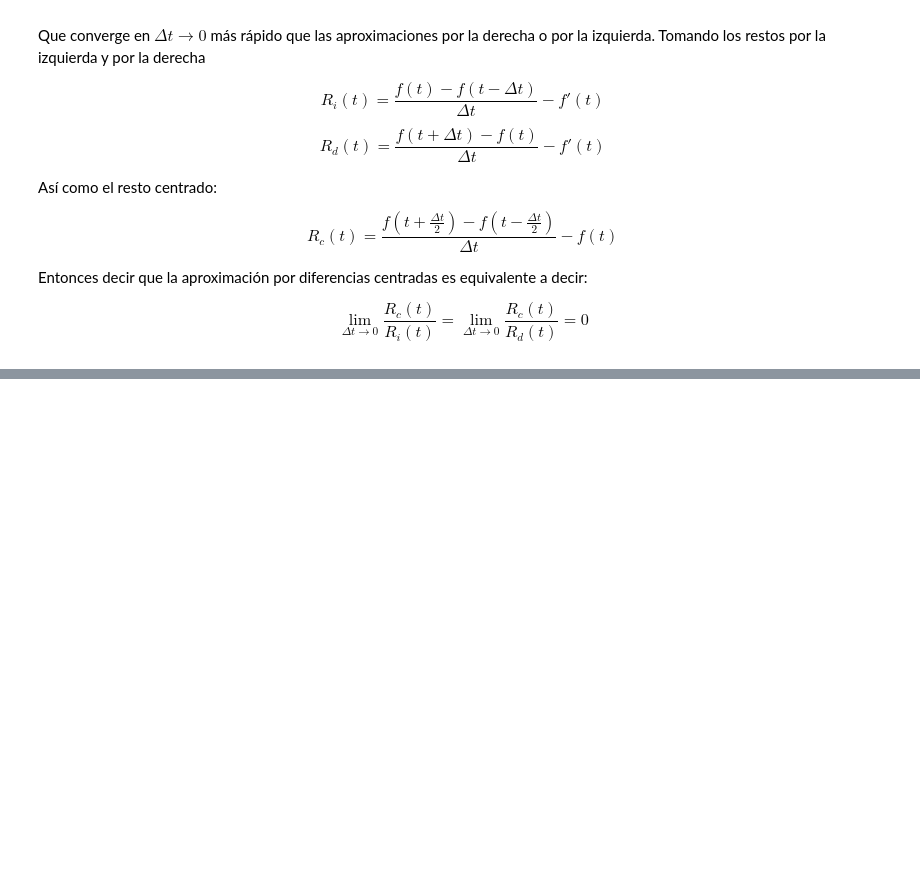
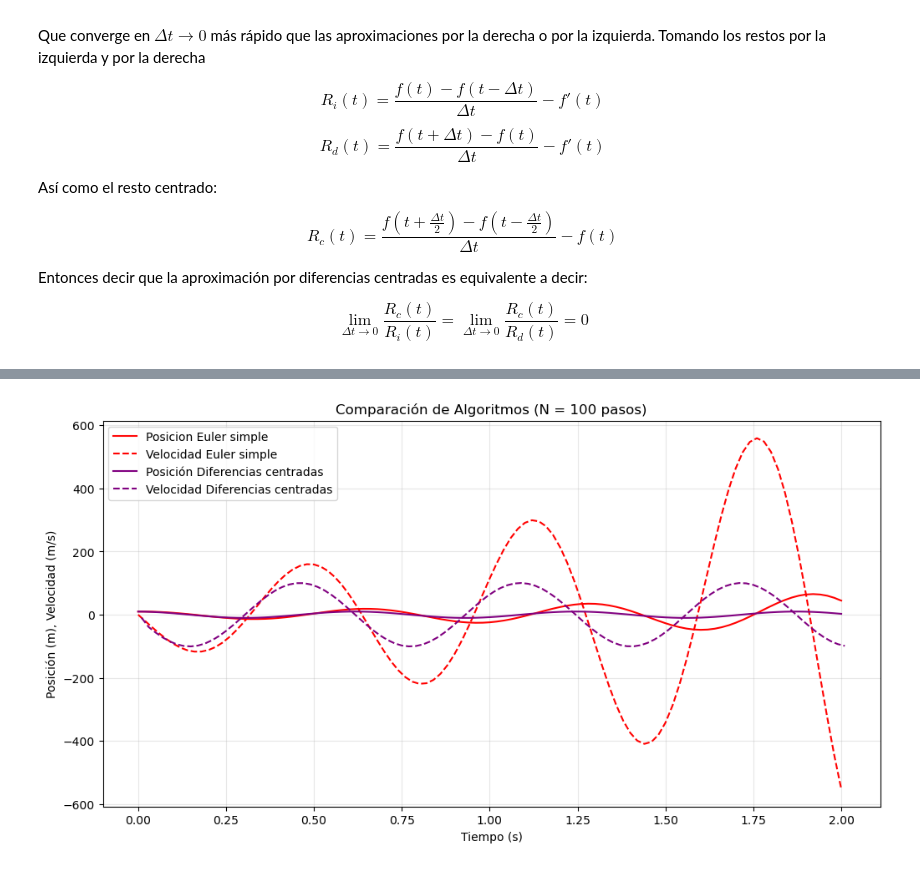
Before and after one commit to LagrangianLad/physics-lab, a Jupyter notebook: Computational physics/lab.ipynb, the cells around one changed output, grey strips where cells are left out. Drawn from its saved outputs; the diff is of its cells as text; code cells hidden in the pictures; blank space fills up the shorter version.

```diff
--- a/Computational physics/lab.ipynb
+++ b/Computational physics/lab.ipynb
@@ -650,0 +701,31 @@ Vamos a calcular las velocidades en los puntos $i \pm \frac{1}{2}$ y calcularemo
+# %%
+def graficar_algoritmos_euler_frente_centrada(N):
+    """Mismas condiciones inciales para un mismo número de operaciones N
+    Grafica el Algoritmo de Euler frente el Algoritmo de las diferencias centradas."""
+    x_euler, v_euler = algoritmo_euler(tinicial, tfinal, N, xinicial, vinicial)
+    x_centr, v_centr = algoritmo_diferencia_centrada(tinicial, tfinal, N, xinicial, vinicial)
+
+    tiempo_x = np.linspace(tinicial, tfinal, len(x_euler))
+    tiempo_v = tiempo_x + (delta / 2)
+
+    plt.figure(figsize=(12, 6))
+
+    plt.plot(tiempo_x, x_euler, label="Posicion Euler simple", color="red")
+    # la velocidad en el metodo de euler usa los mismos puntos de la particion temporal que la posición (los enteros)
+    plt.plot(tiempo_x, v_euler, "--", label="Velocidad Euler simple", color="red")
+    # Lo mismo ocurre con la posición en el Método de las diferencias centradas
+    plt.plot(tiempo_x, x_centr, label='Posición Diferencias centradas', color='purple')
+    # Pero la velocidad de las diferencias centradas están en una segunda partición fraccionaria
+    plt.plot(tiempo_v, v_centr, '--', label='Velocidad Diferencias centradas', color='purple')
+
+    plt.title(f"Comparación de Algoritmos (N = {N} pasos)")
+    plt.xlabel("Tiempo (s)")
+    plt.ylabel("Posición (m), Velocidad (m/s)")
+    plt.legend()
+    plt.grid(True, alpha=0.3)
+
+    plt.show()
+# %%
+graficar_algoritmos_euler_frente_centrada(100)
+# %% [output]
+[figure, added]
```
Also changed, not shown: parts of 26 cells of this notebook.
